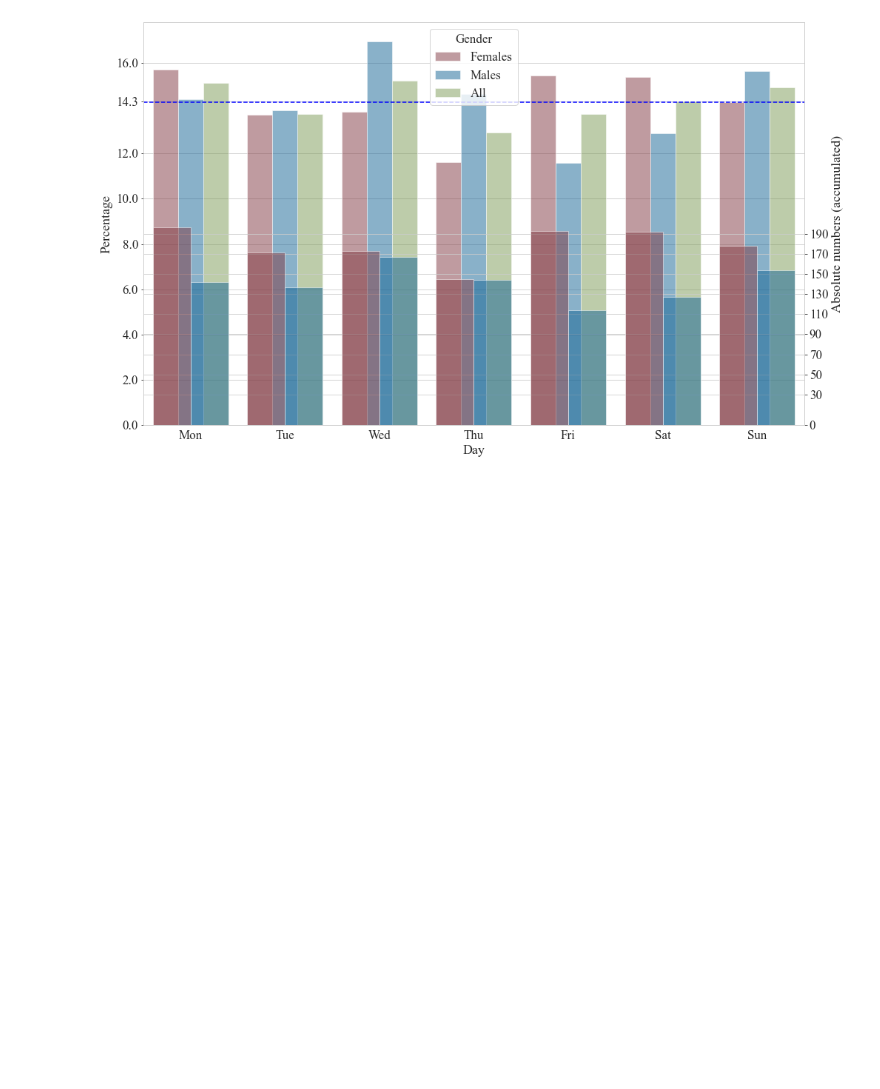
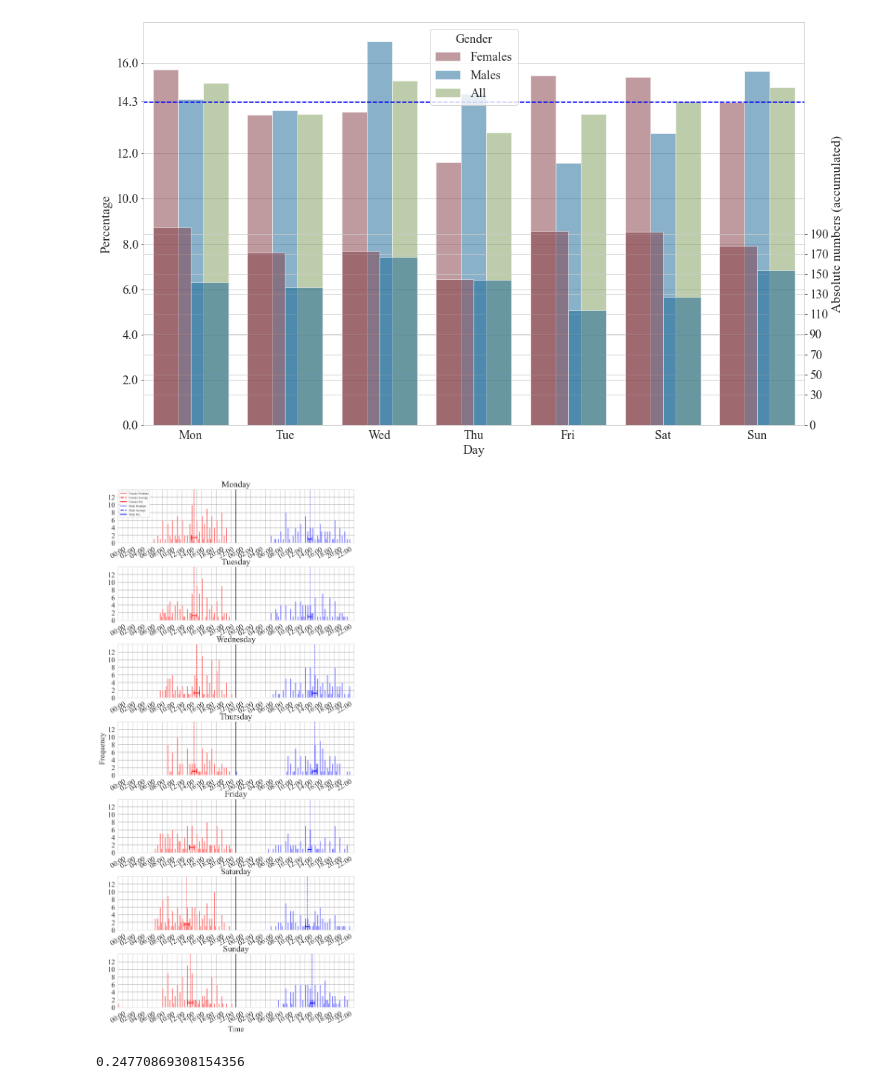
Before and after one commit to lenardrommel/washingmachine-analysis, a Jupyter notebook: analysis/main.ipynb, the cells around one changed output. Drawn from its saved outputs; the diff is of its cells as text; code cells hidden in the pictures; blank space fills up the shorter version.

```diff
--- a/analysis/main.ipynb
+++ b/analysis/main.ipynb
@@ -165,0 +225,73 @@ fig.savefig(f'{plot_path}Data_per_weekday.png', dpi=resolution)
+# %%
+intervals = list(range(192))
+fig, ax = plt.subplots(nrows=7, figsize=(10, 25), sharex=False, dpi=300, zorder=4)
+zeroes_array = np.zeros(96, dtype=int)
+
+time_stamps = np.linspace(0, 192, 49)
+time_labels = ["00:00", "", "02:00", "", "04:00", "", "06:00", "", "08:00", "", "10:00", "", "12:00", "", "14:00", "", "16:00", "", "18:00", "", "20:00", "", "22:00", "", "00:00", "", "02:00", "", "04:00", "", "06:00", "", "08:00", "", "10:00", "", "12:00", "", "14:00", "", "16:00", "", "18:00", "", "20:00", "", "22:00", "", ""]
+
+ax[6].set_xlabel("Time")
+ax[3].set_ylabel("Frequency")
+plt.subplots_adjust(hspace=0.45, bottom=0.2)
+
+y_pos = [2, 4, 6, 8, 10, 12, 14]
+
+# Set x- and y-axis
+for subplot in ax:
+    subplot.set_xlim(0, 192)
+    subplot.set_ylim(0, 14)
+    subplot.set_xticks(time_stamps)
+    subplot.set_xticklabels(labels=time_labels, rotation=30)
+    subplot.set_yticks(np.arange(0, 13, step=2))
+    for yc in y_pos:
+        subplot.axhline(y=yc, color='grey', linewidth=0.6, zorder=2)
+    subplot.axvline(x=96, color='black', linewidth=1, zorder=4)
+
+# Creates the plots for all weekdays
+for index, day in enumerate(weekdays_data_dict_female):
+
+    ax[index].bar(intervals, np.concatenate((zeroes_array, weekdays_data_dict_male[day]), axis=0), label='Set1', width=0.9, color='blue', align='edge', zorder=3, alpha=0.5)
+    ax[index].bar(intervals, np.concatenate((weekdays_data_dict_female[day], zeroes_array), axis=0), label='Set1', width=0.9, color='red', align='edge', zorder=3, alpha=0.5)
+
+    ax[index].errorbar(x=np.round(np.average(np.arange(96), weights=weekdays_data_dict_male[day]))+96, y=np.average(weekdays_data_dict_male[day]), xerr=np.std(weekdays_data_dict_male[day]), linewidth=2, capsize=6, zorder=4, color='blue', ecolor='blue')
+    ax[index].errorbar(x=np.round(np.average(np.arange(96), weights=weekdays_data_dict_female[day])), y=np.average(weekdays_data_dict_female[day]), xerr=np.std(weekdays_data_dict_female[day]), linewidth=2, capsize=6, zorder=4, color='red', ecolor='red')
+
+    ax[index].axvline(x=np.round(np.average(np.arange(96), weights=weekdays_data_dict_male[day]))+96, color='blue', linewidth=1, zorder=4, linestyle='dashed')
+    ax[index].axvline(x=np.round(np.average(np.arange(96), weights=weekdays_data_dict_female[day])), color='red', linewidth=1, zorder=4, linestyle='dashed')
+
+    max_times_woman = np.flatnonzero(weekdays_data_dict_female[day] == np.max(weekdays_data_dict_female[day])).tolist()
+    for index_times, times in enumerate(max_times_woman):
+        max_times_woman[index_times] = f"{3*times // 12:02d}:{(3*times % 12) * 5:02d}"
+
+    if len(max_times_woman) == 1:
+        plural_w = "Time"
+    else:
+        plural_w = "Times"
+
+    max_times_man = np.flatnonzero(weekdays_data_dict_male[day] == np.max(weekdays_data_dict_male[day])).tolist()
+    for index_times, times in enumerate(max_times_man):
+        max_times_man[index_times] = f"{3*times // 12:02d}:{(3*times % 12) * 5:02d}"
+
+    if len(max_times_man) == 1:
+        plural_m = "Time"
+    else:
+        plural_m = "Times"
+
+    custom_lines = [Line2D([0], [0], color='red', lw=2, alpha=0.5),
+                Line2D([0], [0], color='red', lw=2, linestyle='dashed'),
+                Line2D([0], [0], color='red', lw=2),
+                Line2D([0], [0], color='blue', lw=2, alpha=0.5),
+                Line2D([0], [0], color='blue', lw=2, linestyle='dashed'),
+                Line2D([0], [0], color='blue', lw=2)]
+    ax[0].legend(custom_lines, ['Female Students', 'Female Average', 'Female Std.', 'Male Students', 'Male Average', 'Male Std.'], prop={'size': 7}, loc='upper left')
+    ax[index].set_title(f"{weekdays_dict[day]}")
+# %% [output]
+[figure, added]
+# %%
+# Independent Samples t-Test
+data_men = all_data_men.tolist()
+data_women = all_data_women.tolist()
+result = ttest_ind(all_data_men, all_data_women)
+print(result.pvalue)
+# %% [output]
+0.24770869308154356
```
Also changed, not shown: parts of 6 cells of this notebook, 7 other files.
